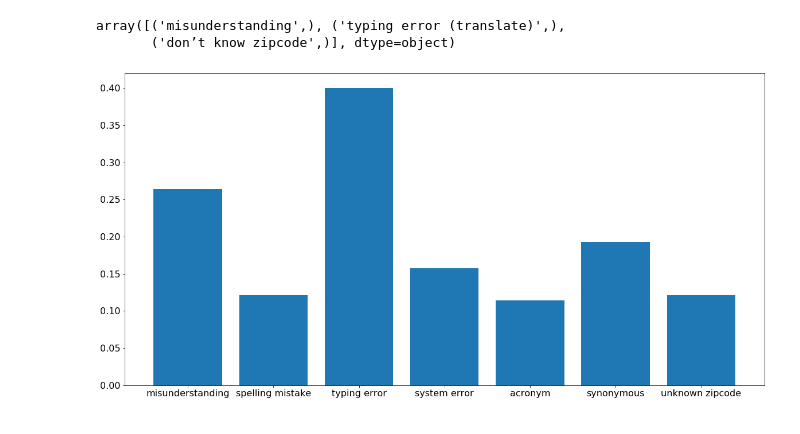
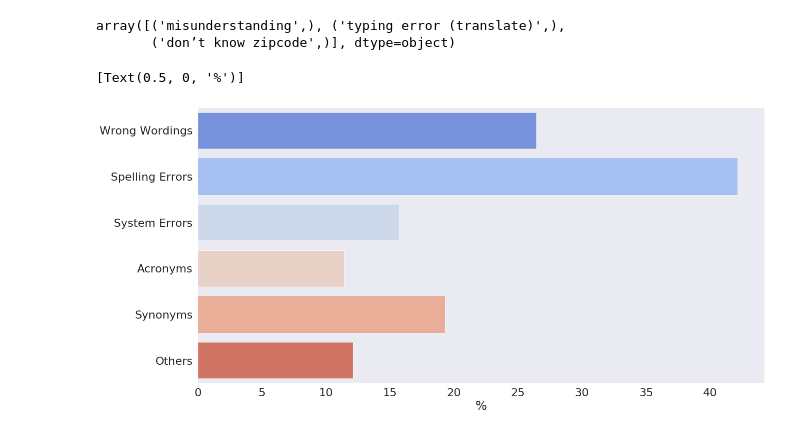
Before and after one commit to dac-nh/short-text-deduplication-siamese, a Jupyter notebook: analyze.ipynb, the cells around one changed output. Cells and saved outputs as stored; diff of their text form; code cells hidden in the pictures.

```diff
--- a/analyze.ipynb
+++ b/analyze.ipynb
@@ -207,17 +246,20 @@ acc_df.index.values
 # %% [output]
 array([('misunderstanding',), ('typing error (translate)',),
        ('don’t know zipcode',)], dtype=object)
-# %%
-y = [0.264286, 0.121429, 0.4, 0.157143, 0.114286, 0.192857, 0.121429]
-x = [ 'misunderstanding', 'spelling mistake', 'typing error', 'system error',
-     'acronym', 'synonymous', 'unknown zipcode']
-
-import matplotlib.pyplot as plt
-
-
-fig, ax = plt.subplots(1, 1, figsize=(20, 10))
-plt.rcParams.update({'font.size': 16})
-ax.bar(x=x, height=y)
-plt.savefig("/data/dac/dedupe-project/image/mistakes.eps", format="eps", dpi=1200)
-# %% [output]
-[figure, removed]
+# %%
+y = [26.4286, 42.1429, 15.7143, 11.4286, 19.2857, 12.1429]
+x = [ 'Wrong Wordings', 'Spelling Errors', 'System Errors',
+     'Acronyms', 'Synonyms', 'Others']
+
+import matplotlib.pyplot as plt
+
+
+fig, ax = plt.subplots(1, 1, figsize=(20, 10))
+plt.rcParams.update({'font.size': 25})
+plt.grid()
+# ax.bar(x=x, height=y)
+ax = sns.barplot(x=y, y=x, palette=sns.color_palette("coolwarm", 6))
+ax.set(xlabel='%')
+# %% [output]
+[Text(0.5, 0, '%')]
+[figure, added]
```
Also changed, not shown: parts of 5 cells of this notebook, 5 other files.
